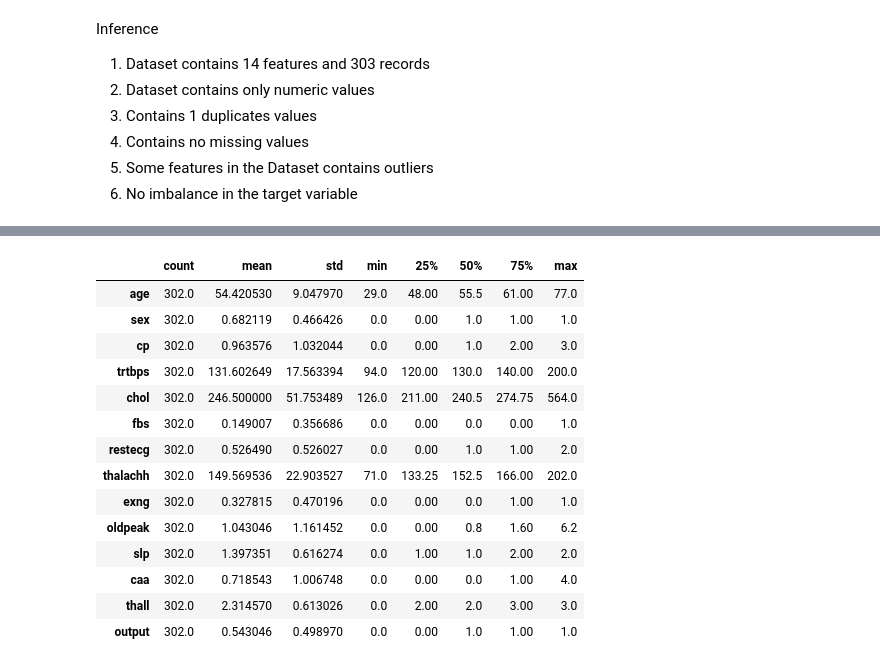
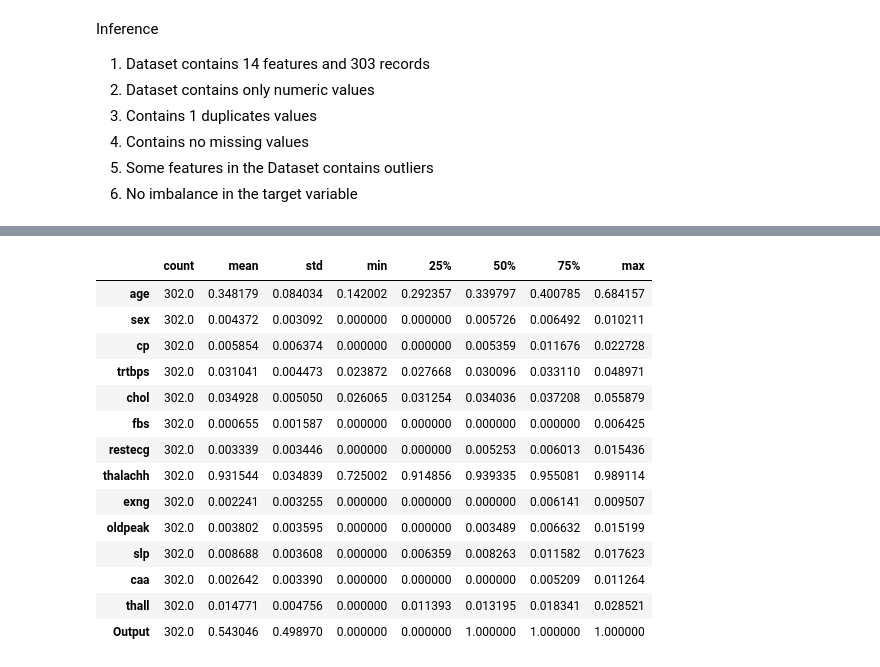
Before and after one commit to Joemi94/heart_failure_project, a Jupyter notebook: Heart_prediction.ipynb, the cells around one changed output, grey strips where cells are left out. Saved outputs shown, nothing was run; the diff lists cells and outputs as text; code cells hidden in the pictures.

```diff
--- a/Heart_prediction.ipynb
+++ b/Heart_prediction.ipynb
@@ -141,0 +184,4 @@ dfCopy = df.drop_duplicates(inplace = False)
+# %%
+varSkew = ['trtbps','chol','fbs','oldpeak','caa']
+for var in varSkew:
+    dfCopy[var] = np.log1p(dfCopy[var])
@@ -141,0 +272,16 @@ dfCopy = df.drop_duplicates(inplace = False)
+# %%
+cols = ['age', 'sex', 'cp', 'trtbps', 'chol', 'fbs', 'restecg', 'thalachh',
+       'exng', 'oldpeak', 'slp', 'caa', 'thall']
+# %%
+#Normalizing the Data
+data = dfCopy.values
+X = data[:, :-1]
+Y = data[:, -1]
+scaler = Normalizer().fit(X)
+normX = scaler.transform(X)
+
+#Transforming the Data into a Dataframe
+normDf = pd.DataFrame(normX, columns= cols)
+
+normDf['Output'] = Y
+normDf
@@ -142,18 +302,18 @@ dfCopy = df.drop_duplicates(inplace = False)
 # %%
-dfCopy.describe().T
+normDf.describe().T
 # %% [output]
 |  | count | mean | std | min | 25% | 50% | 75% | max |
-| age | 302.0 | 54.420530 | 9.047970 | 29.0 | 48.00 | 55.5 | 61.00 | 77.0 |
-| sex | 302.0 | 0.682119 | 0.466426 | 0.0 | 0.00 | 1.0 | 1.00 | 1.0 |
-| cp | 302.0 | 0.963576 | 1.032044 | 0.0 | 0.00 | 1.0 | 2.00 | 3.0 |
-| trtbps | 302.0 | 131.602649 | 17.563394 | 94.0 | 120.00 | 130.0 | 140.00 | 200.0 |
-| chol | 302.0 | 246.500000 | 51.753489 | 126.0 | 211.00 | 240.5 | 274.75 | 564.0 |
-| fbs | 302.0 | 0.149007 | 0.356686 | 0.0 | 0.00 | 0.0 | 0.00 | 1.0 |
-| restecg | 302.0 | 0.526490 | 0.526027 | 0.0 | 0.00 | 1.0 | 1.00 | 2.0 |
-| thalachh | 302.0 | 149.569536 | 22.903527 | 71.0 | 133.25 | 152.5 | 166.00 | 202.0 |
-| exng | 302.0 | 0.327815 | 0.470196 | 0.0 | 0.00 | 0.0 | 1.00 | 1.0 |
-| oldpeak | 302.0 | 1.043046 | 1.161452 | 0.0 | 0.00 | 0.8 | 1.60 | 6.2 |
-| slp | 302.0 | 1.397351 | 0.616274 | 0.0 | 1.00 | 1.0 | 2.00 | 2.0 |
-| caa | 302.0 | 0.718543 | 1.006748 | 0.0 | 0.00 | 0.0 | 1.00 | 4.0 |
-| thall | 302.0 | 2.314570 | 0.613026 | 0.0 | 2.00 | 2.0 | 3.00 | 3.0 |
-| output | 302.0 | 0.543046 | 0.498970 | 0.0 | 0.00 | 1.0 | 1.00 | 1.0 |
+| age | 302.0 | 0.348179 | 0.084034 | 0.142002 | 0.292357 | 0.339797 | 0.400785 | 0.684157 |
+| sex | 302.0 | 0.004372 | 0.003092 | 0.000000 | 0.000000 | 0.005726 | 0.006492 | 0.010211 |
+| cp | 302.0 | 0.005854 | 0.006374 | 0.000000 | 0.000000 | 0.005359 | 0.011676 | 0.022728 |
+| trtbps | 302.0 | 0.031041 | 0.004473 | 0.023872 | 0.027668 | 0.030096 | 0.033110 | 0.048971 |
+| chol | 302.0 | 0.034928 | 0.005050 | 0.026065 | 0.031254 | 0.034036 | 0.037208 | 0.055879 |
+| fbs | 302.0 | 0.000655 | 0.001587 | 0.000000 | 0.000000 | 0.000000 | 0.000000 | 0.006425 |
+| restecg | 302.0 | 0.003339 | 0.003446 | 0.000000 | 0.000000 | 0.005253 | 0.006013 | 0.015436 |
+| thalachh | 302.0 | 0.931544 | 0.034839 | 0.725002 | 0.914856 | 0.939335 | 0.955081 | 0.989114 |
+| exng | 302.0 | 0.002241 | 0.003255 | 0.000000 | 0.000000 | 0.000000 | 0.006141 | 0.009507 |
+| oldpeak | 302.0 | 0.003802 | 0.003595 | 0.000000 | 0.000000 | 0.003489 | 0.006632 | 0.015199 |
+| slp | 302.0 | 0.008688 | 0.003608 | 0.000000 | 0.006359 | 0.008263 | 0.011582 | 0.017623 |
+| caa | 302.0 | 0.002642 | 0.003390 | 0.000000 | 0.000000 | 0.000000 | 0.005209 | 0.011264 |
+| thall | 302.0 | 0.014771 | 0.004756 | 0.000000 | 0.011393 | 0.013195 | 0.018341 | 0.028521 |
+| Output | 302.0 | 0.543046 | 0.498970 | 0.000000 | 0.000000 | 1.000000 | 1.000000 | 1.000000 |
```
Also changed, not shown: parts of 13 cells of this notebook.
